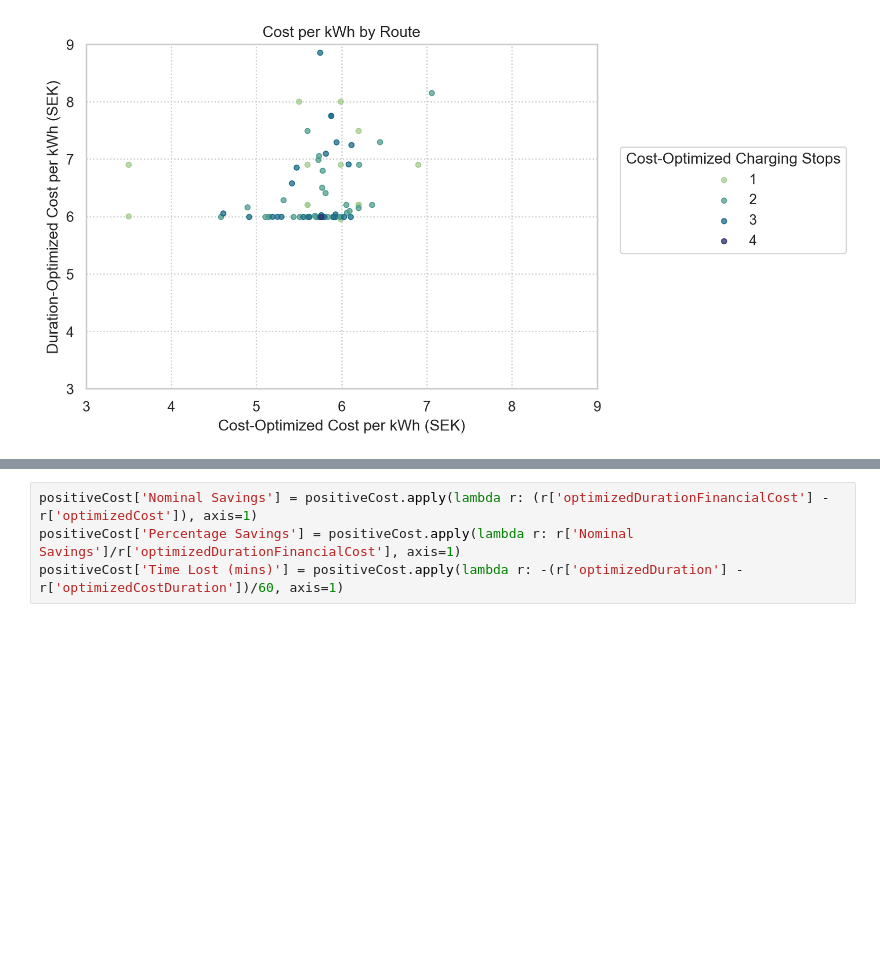
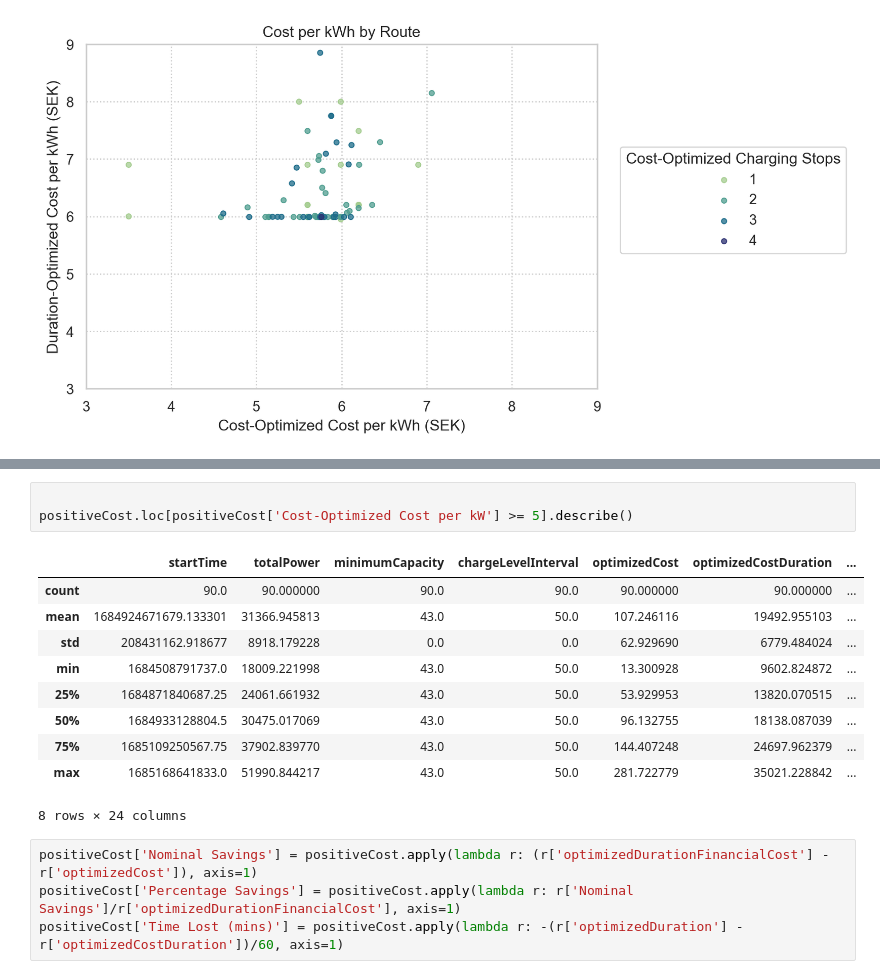
Before and after one commit to mattlehrer/ev-routing-experiment-analysis, a Jupyter notebook: figures.ipynb, the cells around one changed output, grey strips where cells are left out. Saved outputs shown, nothing was run; the diff lists cells and outputs as text; blank space fills up the shorter version.

```diff
--- a/figures.ipynb
+++ b/figures.ipynb
@@ -138,3 +155,17 @@ so.Plot(positiveCost, x=positiveCost['Cost-Optimized Cost per kW'], y=positiveCo
+# %%
+
+positiveCost.loc[positiveCost['Cost-Optimized Cost per kW'] >= 5].describe()
+# %% [output]
+|  | startTime | totalPower | minimumCapacity | chargeLevelInterval | optimizedCost | optimizedCostDuration | ... |
+| count | 90.0 | 90.000000 | 90.0 | 90.0 | 90.000000 | 90.000000 | ... |
+| mean | 1684924671679.133301 | 31366.945813 | 43.0 | 50.0 | 107.246116 | 19492.955103 | ... |
+| std | 208431162.918677 | 8918.179228 | 0.0 | 0.0 | 62.929690 | 6779.484024 | ... |
+| min | 1684508791737.0 | 18009.221998 | 43.0 | 50.0 | 13.300928 | 9602.824872 | ... |
+| 25% | 1684871840687.25 | 24061.661932 | 43.0 | 50.0 | 53.929953 | 13820.070515 | ... |
+| 50% | 1684933128804.5 | 30475.017069 | 43.0 | 50.0 | 96.132755 | 18138.087039 | ... |
+| 75% | 1685109250567.75 | 37902.839770 | 43.0 | 50.0 | 144.407248 | 24697.962379 | ... |
+| max | 1685168641833.0 | 51990.844217 | 43.0 | 50.0 | 281.722779 | 35021.228842 | ... |
+8 rows × 24 columns
 # %%
 positiveCost['Nominal Savings'] = positiveCost.apply(lambda r: (r['optimizedDurationFinancialCost'] - r['optimizedCost']), axis=1)
 positiveCost['Percentage Savings'] = positiveCost.apply(lambda r: r['Nominal Savings']/r['optimizedDurationFinancialCost'], axis=1)
```
Also changed, not shown: parts of 6 cells of this notebook.
